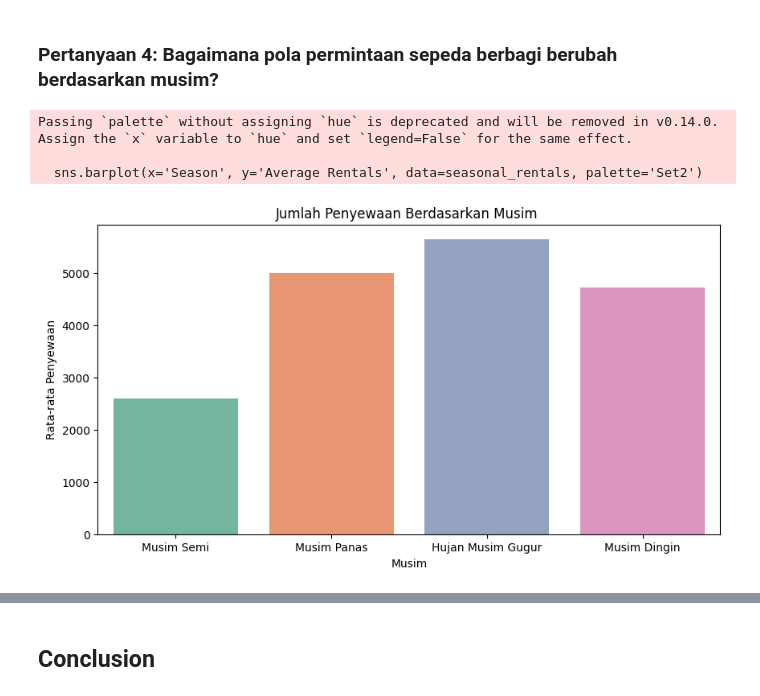
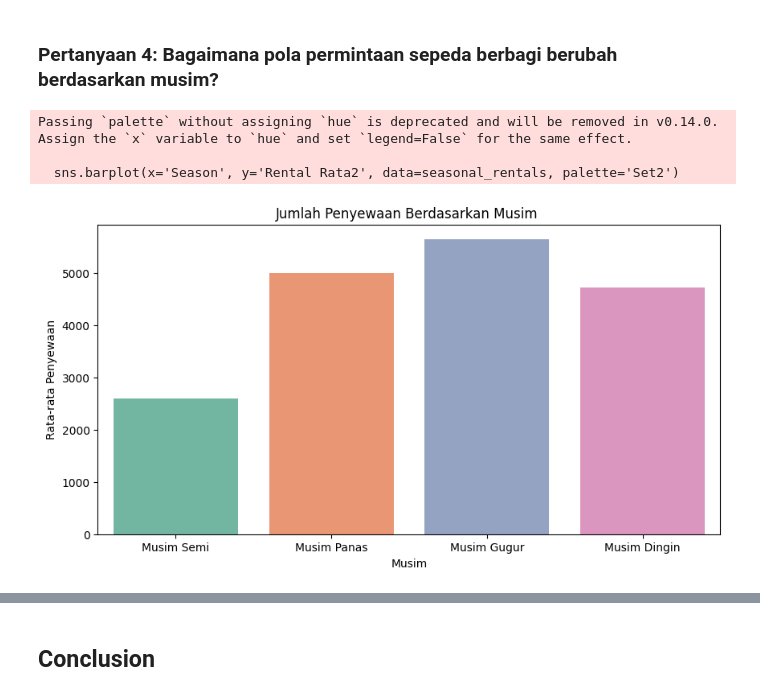
Before and after one commit to ThirafiQaedi/ThirafiQaedi-Dicoding_Belajar-Analisis-Data-dengan-Python_Proyek-Analisis-Data-Bike-Sharing, a Jupyter notebook: notebook.ipynb, the cells around one changed output, grey strips where cells are left out. Drawn from its saved outputs; the diff is of its cells as text; code cells hidden in the pictures.

```diff
--- a/notebook.ipynb
+++ b/notebook.ipynb
@@ -478,14 +479,14 @@ Jumlah Penyewaan Berdasarkan Jam dalam Sehari di hour_df:
 # %%
 # Menghitung jumlah penyewaan berdasarkan musim
 seasonal_rentals = day_df.groupby('season')['cnt'].agg(['mean', 'sum', 'count']).reset_index()
-seasonal_rentals.columns = ['Season', 'Average Rentals', 'Total Rentals', 'Days Count']
+seasonal_rentals.columns = ['Season', 'Rental Rata2', 'Total Rentals', 'Count Hari']
 Season_mapping = {
     1: 'Musim Semi',
     2: 'Musim Panas',
-    3: 'Hujan Musim Gugur',
+    3: 'Musim Gugur',
     4: 'Musim Dingin'
 }
 seasonal_rentals['Season'] = seasonal_rentals['Season'].map(Season_mapping)
-print("Jumlah Penyewaan Berdasarkan Musim di day_df:\n")
+print("Jumlah Penyewaan Berdasarkan Musim :\n")
 seasonal_rentals
 # %% [output]
@@ -574,14 +576,14 @@ plt.show()
 ### Pertanyaan 4: Bagaimana pola permintaan sepeda berbagi berubah berdasarkan musim?
 # %%
 plt.figure(figsize=(10, 5))
-sns.barplot(x='Season', y='Average Rentals', data=seasonal_rentals, palette='Set2')
+sns.barplot(x='Season', y='Rental Rata2', data=seasonal_rentals, palette='Set2')
 plt.title('Jumlah Penyewaan Berdasarkan Musim ')
 plt.xlabel('Musim')
 plt.ylabel('Rata-rata Penyewaan')
 plt.show()
 # %% [output]
 Passing `palette` without assigning `hue` is deprecated and will be removed in v0.14.0. Assign the `x` variable to `hue` and set `legend=False` for the same effect.
 
-  sns.barplot(x='Season', y='Average Rentals', data=seasonal_rentals, palette='Set2')
+  sns.barplot(x='Season', y='Rental Rata2', data=seasonal_rentals, palette='Set2')
-[figure, old version]
+[figure, new version]
 # %% [markdown]
```
Also changed, not shown: parts of 12 cells of this notebook, 1 other file.
